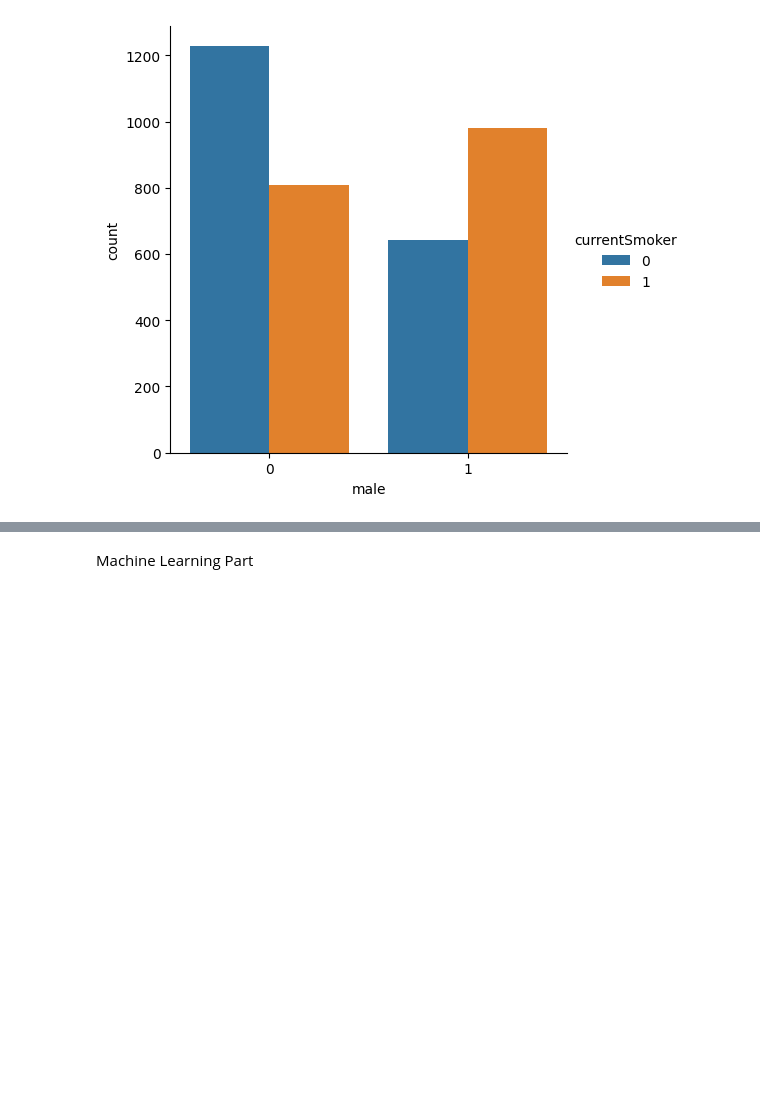
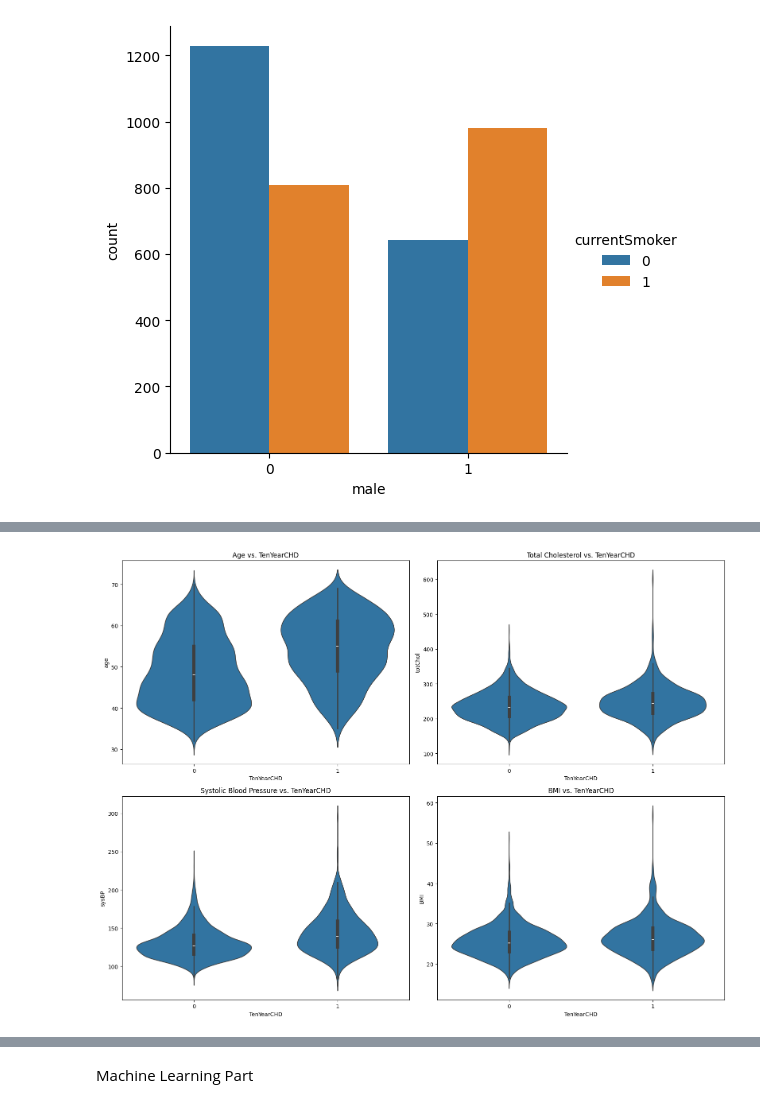
Before and after one commit to Sri5275/HeartDiseaseRiskAssessment, a Jupyter notebook: Health Care.ipynb, the cells around one changed output, grey strips where cells are left out. Drawn from its saved outputs; the diff is of its cells as text; code cells hidden in the pictures; blank space fills up the shorter version.

```diff
--- a/Health Care.ipynb
+++ b/Health Care.ipynb
@@ -147,0 +180,19 @@ plt.show()
+# %%
+fig, axes = plt.subplots(2, 2, figsize=(16, 12))
+
+sns.violinplot(x='TenYearCHD', y='age', data=data, ax=axes[0, 0])
+axes[0, 0].set_title('Age vs. TenYearCHD')
+
+sns.violinplot(x='TenYearCHD', y='totChol', data=data, ax=axes[0, 1])
+axes[0, 1].set_title('Total Cholesterol vs. TenYearCHD')
+
+sns.violinplot(x='TenYearCHD', y='sysBP', data=data, ax=axes[1, 0])
+axes[1, 0].set_title('Systolic Blood Pressure vs. TenYearCHD')
+
+sns.violinplot(x='TenYearCHD', y='BMI', data=data, ax=axes[1, 1])
+axes[1, 1].set_title('BMI vs. TenYearCHD')
+
+plt.tight_layout()
+plt.show()
+# %% [output]
+[figure, added]
```
Also changed, not shown: parts of 36 cells of this notebook.
